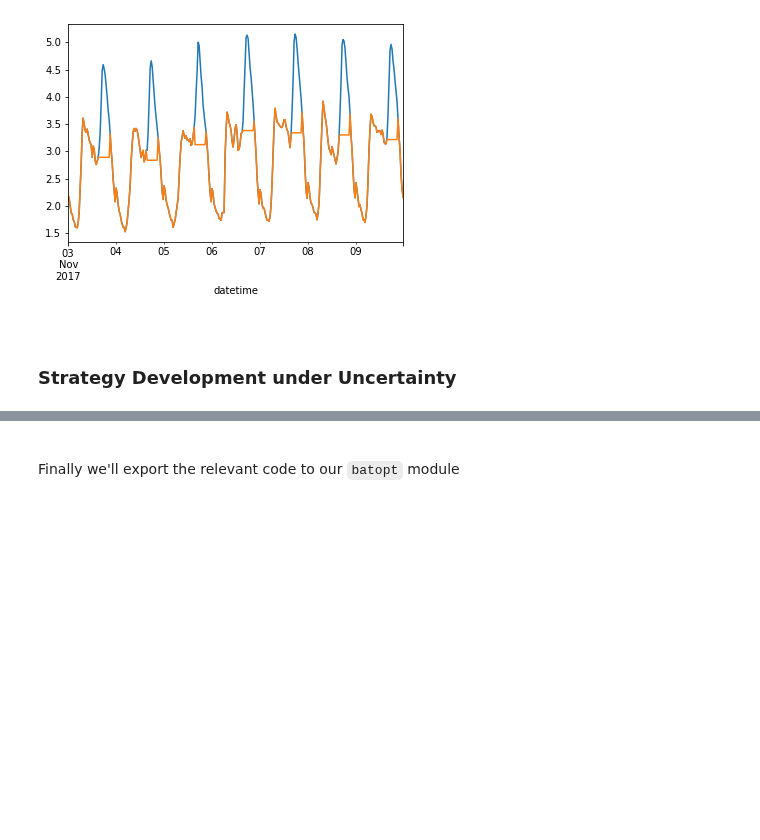
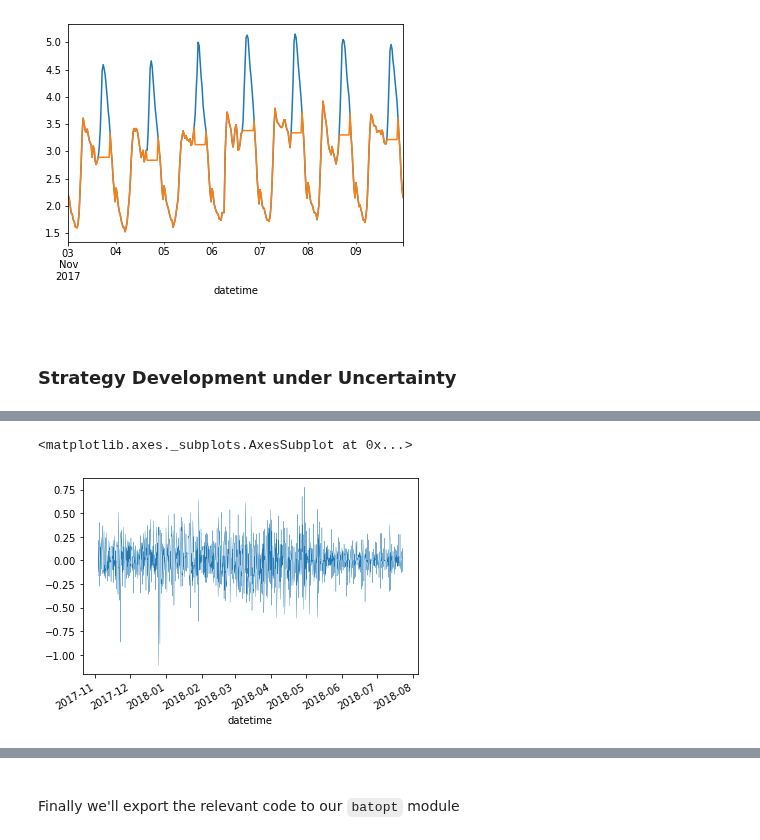
Before and after one commit to AyrtonB/WPD-DS-Challenge, a Jupyter notebook: nbs/02-battery-discharge.ipynb, the cells around one changed output, grey strips where cells are left out. Drawn from its saved outputs; the diff is of its cells as text; code cells hidden in the pictures; blank space fills up the shorter version.

```diff
--- a/nbs/02-battery-discharge.ipynb
+++ b/nbs/02-battery-discharge.ipynb
@@ -367,0 +357,4 @@ s_demand.iloc[:48*7].plot()
+# %%
+df_features = construct_df_discharge_features(df)
+
+df_features.head()
@@ -367,0 +369,22 @@ s_demand.iloc[:48*7].plot()
+# %%
+evening_datetimes = df_features.query('20.5>=hour>=15.5').index
+
+X = df_features.loc[evening_datetimes].values
+y = s_discharge.loc[evening_datetimes].values
+# %%
+models = {
+    'std_linear': LinearRegression(),
+    'random_forest': RandomForestRegressor(),
+    'boosted': GradientBoostingRegressor()
+}
+
+rerun_discharge_opt_model = False
+discharge_opt_filename = 'discharge_optimisation_model_results.csv'
+
+if (rerun_discharge_opt_model == True) or (discharge_opt_filename not in os.listdir(cache_data_dir)):
+    df_model_scores = clean.evaluate_models(X, y, models)
+    df_model_scores.to_csv(f'{cache_data_dir}/{discharge_opt_filename}')
+else:
+    df_model_scores = pd.read_csv(f'{cache_data_dir}/{discharge_opt_filename}', index_col='metric')
+
+df_model_scores
@@ -367,0 +396,5 @@ s_demand.iloc[:48*7].plot()
+# %%
+top_model = df_model_scores.T['rmse'].idxmin()
+df_pred = clean.generate_kfold_preds(X, y, models[top_model], index=evening_datetimes)
+
+df_pred.head()
@@ -367,0 +409,7 @@ s_demand.iloc[:48*7].plot()
+# %%
+s_residuals = df_pred.diff(1, axis=1).dropna(axis=1).iloc[:, 0]
+
+s_residuals.plot(linewidth=0.3)
+# %% [output]
+<matplotlib.axes._subplots.AxesSubplot at 0x...>
+[figure, added]
```
Also changed, not shown: parts of 31 cells of this notebook, 2 other files.
